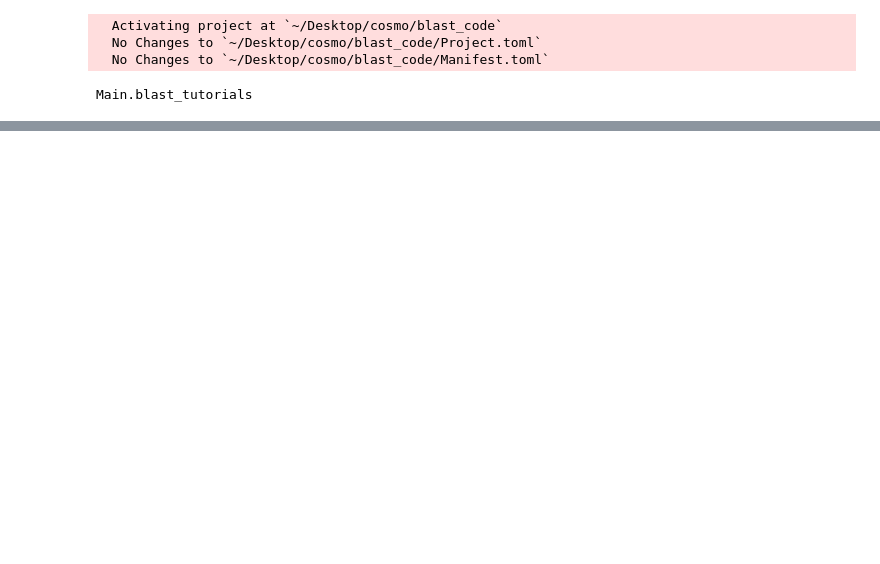
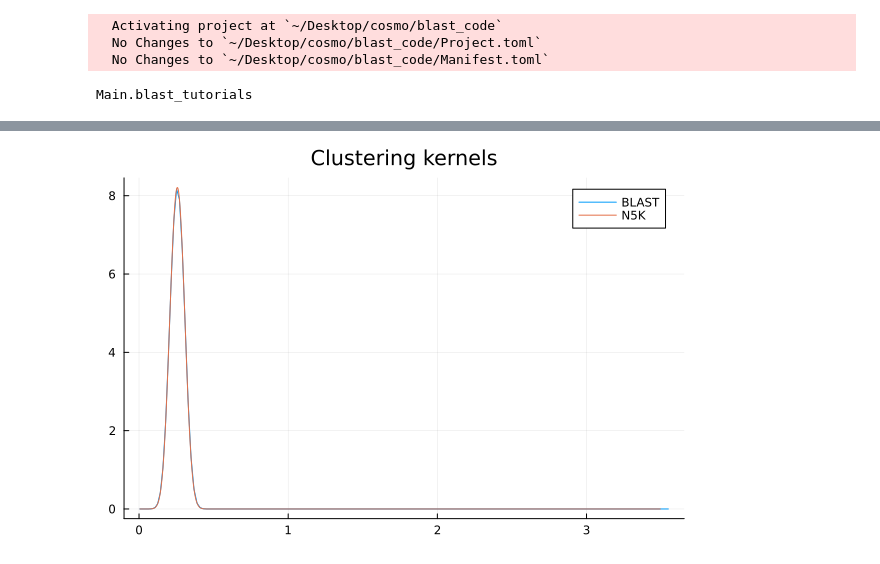
Before and after one commit to anvi-git/3D_Angular_Power_Spectrum, a Jupyter notebook: beyond_BLAST.ipynb, the cells around one changed output, grey strips where cells are left out. Cells and saved outputs as stored; diff of their text form; code cells hidden in the pictures; blank space fills up the shorter version.

```diff
--- a/beyond_BLAST.ipynb
+++ b/beyond_BLAST.ipynb
@@ -108,0 +123,17 @@ legend=:topleft)
+# %%
+ℓ = Blast.ℓ
+nχ = 96
+x_min = 26
+x_max = 7000
+χ = LinRange(x_min, x_max, nχ)
+R = chebpoints(nx, -1, 1)
+R = reverse(R[R.>0])
+nR = length(R)
+kmax = 200/13
+kmin = 2.5/x_max
+n_cheb = 119
+β = 2 #0 per CL, 2 per CC, -2 per LL
+k_cheb = chebpoints(n_cheb, log10(kmin), log10(kmax))
+k1 = first(k_cheb)
+k2 = first(k_cheb)
+N = 2^(15)+1
@@ -108,0 +185,5 @@ legend=:topleft)
+# %%
+cosmo = Blast.FlatΛCDM()
+z_range = z_of_χ.(χ)
+bgrid = Blast.CosmologicalGrid(z_range = z_range)
+bg = Blast.BackgroundQuantities(Hz_array = zeros(length(z_range)), χz_array = Array(χ));
@@ -108,0 +253,3 @@ legend=:topleft)
+# %%
+GalKernels = Blast.GalaxyKernel(10, length(bgrid.z_range))
+Blast.compute_kernel!(n5k_bins["dNdz_cl"]',  n5k_bins["z_cl"], GalKernels, bgrid, bg, cosmo)
@@ -108,0 +259,3 @@ legend=:topleft)
+# %%
+#Loading the N5K pre-computed kernel to check that they match!
+W = npzread("blast_code/data/kernels_fullwidth.npz")
@@ -108,0 +270,13 @@ legend=:topleft)
+# %%
+i_bin = 1
+
+interp = DataInterpolations.AkimaInterpolation( W["kernels_cl"][i_bin,:], W["z_cl"], extrapolation = ExtrapolationType.Linear)
+intn, _ = quadgk(x -> interp.(x), 0., 3.5)
+
+interp = DataInterpolations.AkimaInterpolation( GalKernels.Kernel[i_bin,:], bgrid.z_range, extrapolation = ExtrapolationType.Linear)
+intb, _ = quadgk(x -> interp.(x), 0., 3.5)
+
+plot(bgrid.z_range, GalKernels.Kernel[i_bin,:]/intb, label="BLAST", title = "Clustering kernels")
+plot!(W["z_cl"], W["kernels_cl"][i_bin,:]/intn, label="N5K")
+# %% [output]
+[figure, added]
```
Also changed, not shown: parts of 36 cells of this notebook, 9 other files.
